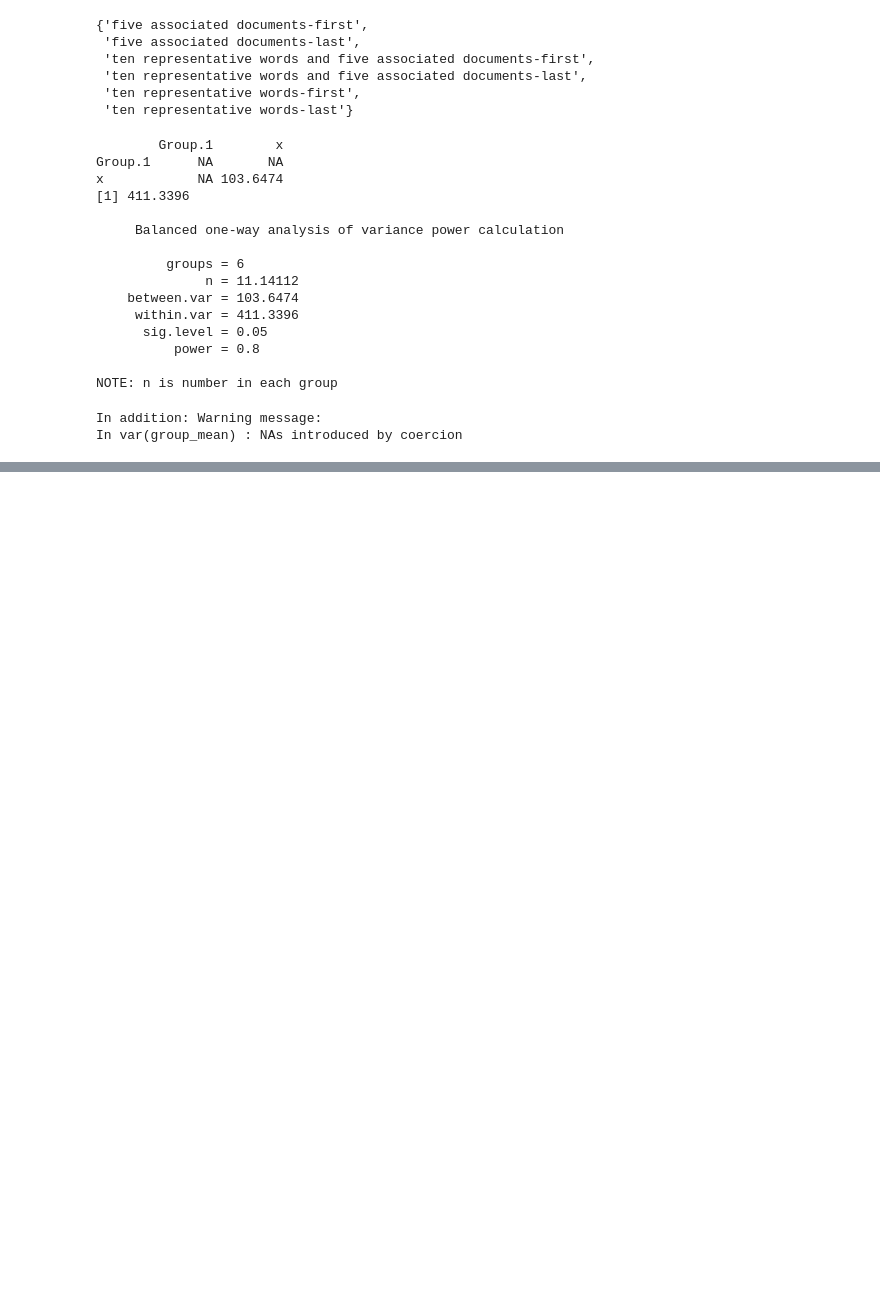
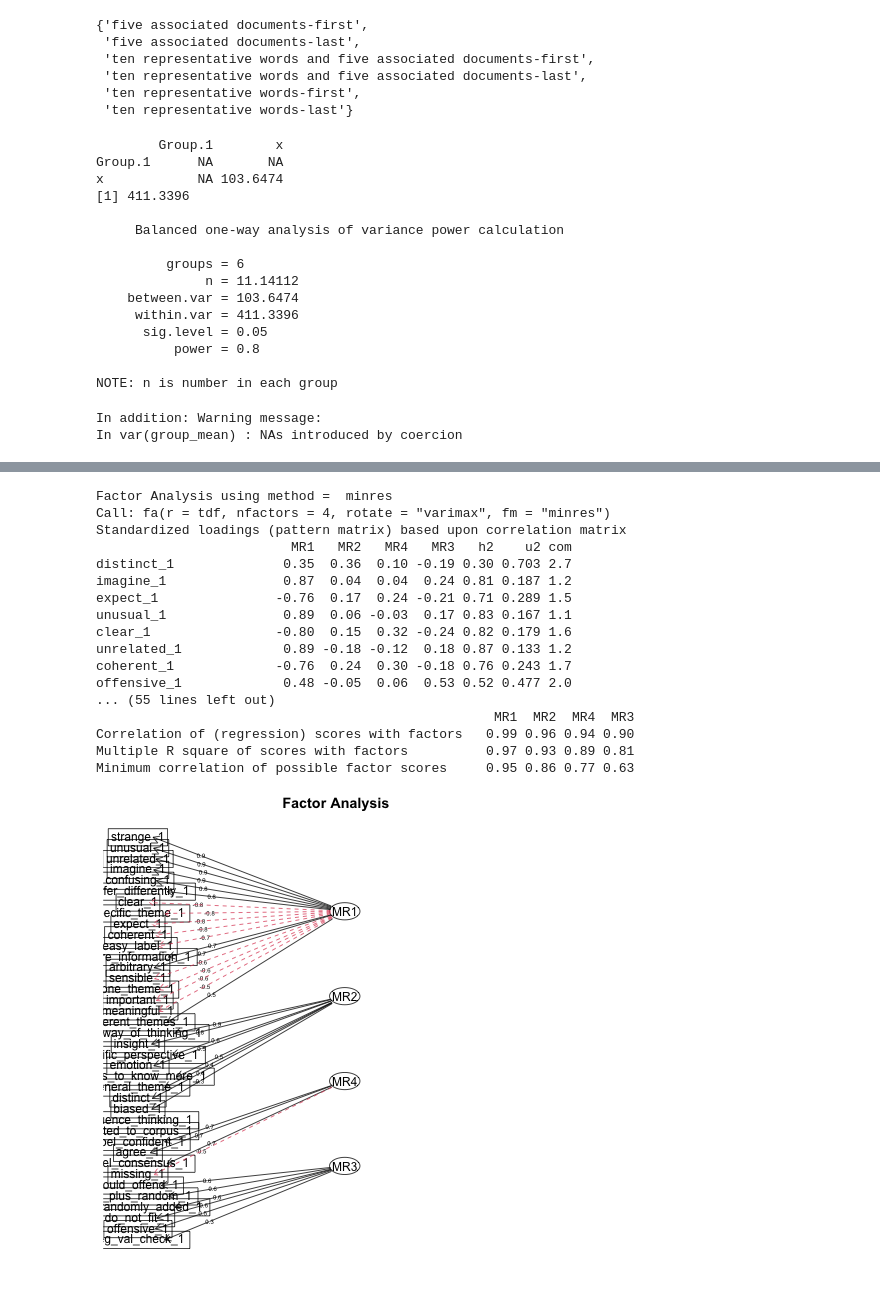
Before and after one commit to aminmarani/topic_modeling_comparison, a Jupyter notebook: data_analysis.ipynb, the cells around one changed output, grey strips where cells are left out. Cells and saved outputs as stored; diff of their text form; code cells hidden in the pictures; blank space fills up the shorter version.

```diff
--- a/data_analysis.ipynb
+++ b/data_analysis.ipynb
@@ -282,0 +286,6 @@ In var(group_mean) : NAs introduced by coercion
+# %%
+tdf = df[['distinct_1', 'imagine_1', 'expect_1', 'unusual_1', 'clear_1', 'unrelated_1', 'coherent_1', 'offensive_1', 'meaningful_1', 'arbitrary_1', 'specific_perspective_1', 'confusing_1', 'one_theme_1', 'strange_1', 'general_theme_1', 'could_offend_1', 'easy_label_1', 'insight_1', 'one_randomly_added_1', 'new_way_of_thinking_1', 'neg_val_check_1', 'more_information_1', 'prefer_differently_1', 'agree_1', 'different_themes_1', 'specific_theme_1', 'do_not_fit_1', 'curious_to_know_more_1', 'emotion_1', 'label_consensus_1', 'missing_1', 'important_1', 'two_plus_random_1', 'sensible_1', 'biased_1', 'label_confident_1', 'related_to_corpus_1', 'influence_thinking_1']]
+for col in tdf.columns:
+    tdf.loc[:,col] = pd.to_numeric(tdf[col])
+# list(df.columns)
+# set(df.theme_representation)
@@ -282,0 +335,30 @@ In var(group_mean) : NAs introduced by coercion
+# %%
+%%R -i tdf
+
+library(psych) #loading fa (Factor Analysis library)
+library(GPArotation)
+
+
+
+efa.model <- fa(tdf,nfactors = 4,fm='minres',rotate='varimax')
+diagram(efa.model)
+efa.model
+# %% [output]
+Factor Analysis using method =  minres
+Call: fa(r = tdf, nfactors = 4, rotate = "varimax", fm = "minres")
+Standardized loadings (pattern matrix) based upon correlation matrix
+                         MR1   MR2   MR4   MR3   h2    u2 com
+distinct_1              0.35  0.36  0.10 -0.19 0.30 0.703 2.7
+imagine_1               0.87  0.04  0.04  0.24 0.81 0.187 1.2
+expect_1               -0.76  0.17  0.24 -0.21 0.71 0.289 1.5
+unusual_1               0.89  0.06 -0.03  0.17 0.83 0.167 1.1
+clear_1                -0.80  0.15  0.32 -0.24 0.82 0.179 1.6
+unrelated_1             0.89 -0.18 -0.12  0.18 0.87 0.133 1.2
+coherent_1             -0.76  0.24  0.30 -0.18 0.76 0.243 1.7
+offensive_1             0.48 -0.05  0.06  0.53 0.52 0.477 2.0
+... (55 lines left out)
+                                                   MR1  MR2  MR4  MR3
+Correlation of (regression) scores with factors   0.99 0.96 0.94 0.90
+Multiple R square of scores with factors          0.97 0.93 0.89 0.81
+Minimum correlation of possible factor scores     0.95 0.86 0.77 0.63
+[figure, added]
```
Also changed, not shown: parts of 11 cells of this notebook.
